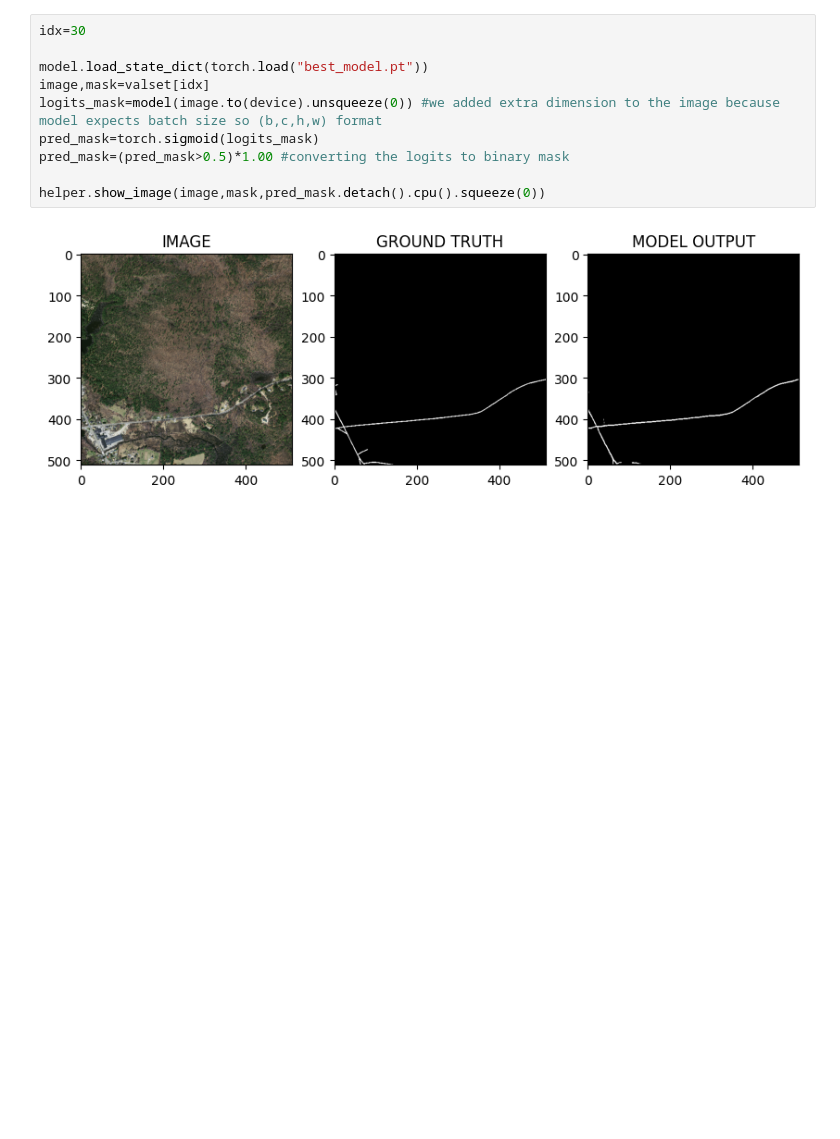
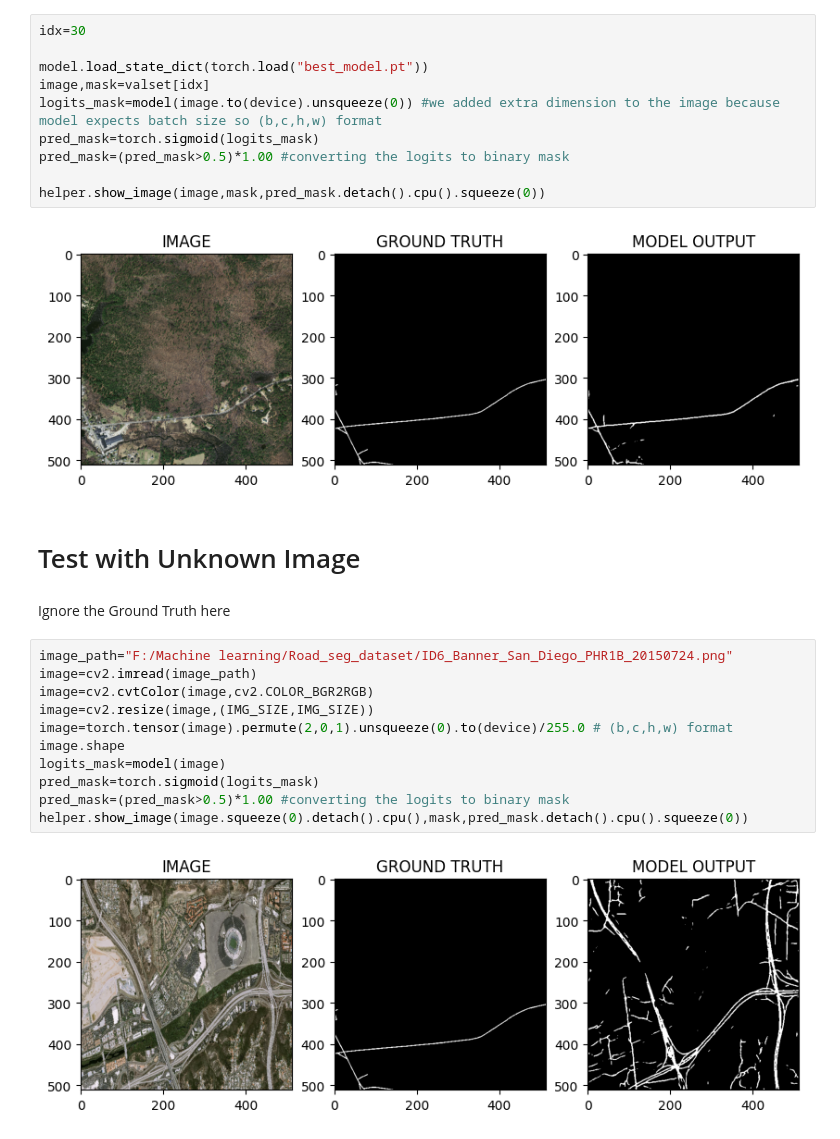
Before and after one commit to ArifAbsar/Satellite-Image-Segmentation, a Jupyter notebook: Aerial_image_segmentation.ipynb, the cells around one changed output. Drawn from its saved outputs; the diff is of its cells as text; blank space fills up the shorter version.

Commit message:
Test with Unknown
2nd commit

```diff
--- a/Aerial_image_segmentation.ipynb
+++ b/Aerial_image_segmentation.ipynb
@@ -296,3 +298,20 @@ pred_mask=(pred_mask>0.5)*1.00 #converting the logits to binary mask
 helper.show_image(image,mask,pred_mask.detach().cpu().squeeze(0))
 # %% [output]
 [figure]
+# %% [markdown]
+<h1>Test with Unknown Image</h1>
+# %% [markdown]
+Ignore the Ground Truth here
+# %%
+image_path="F:/Machine learning/Road_seg_dataset/ID6_Banner_San_Diego_PHR1B_20150724.png"
+image=cv2.imread(image_path)
+image=cv2.cvtColor(image,cv2.COLOR_BGR2RGB)
+image=cv2.resize(image,(IMG_SIZE,IMG_SIZE))
+image=torch.tensor(image).permute(2,0,1).unsqueeze(0).to(device)/255.0 # (b,c,h,w) format
+image.shape
+logits_mask=model(image)
+pred_mask=torch.sigmoid(logits_mask)
+pred_mask=(pred_mask>0.5)*1.00 #converting the logits to binary mask
+helper.show_image(image.squeeze(0).detach().cpu(),mask,pred_mask.detach().cpu().squeeze(0))
+# %% [output]
+[figure, added]
```
Also changed, not shown: parts of 2 cells of this notebook.
